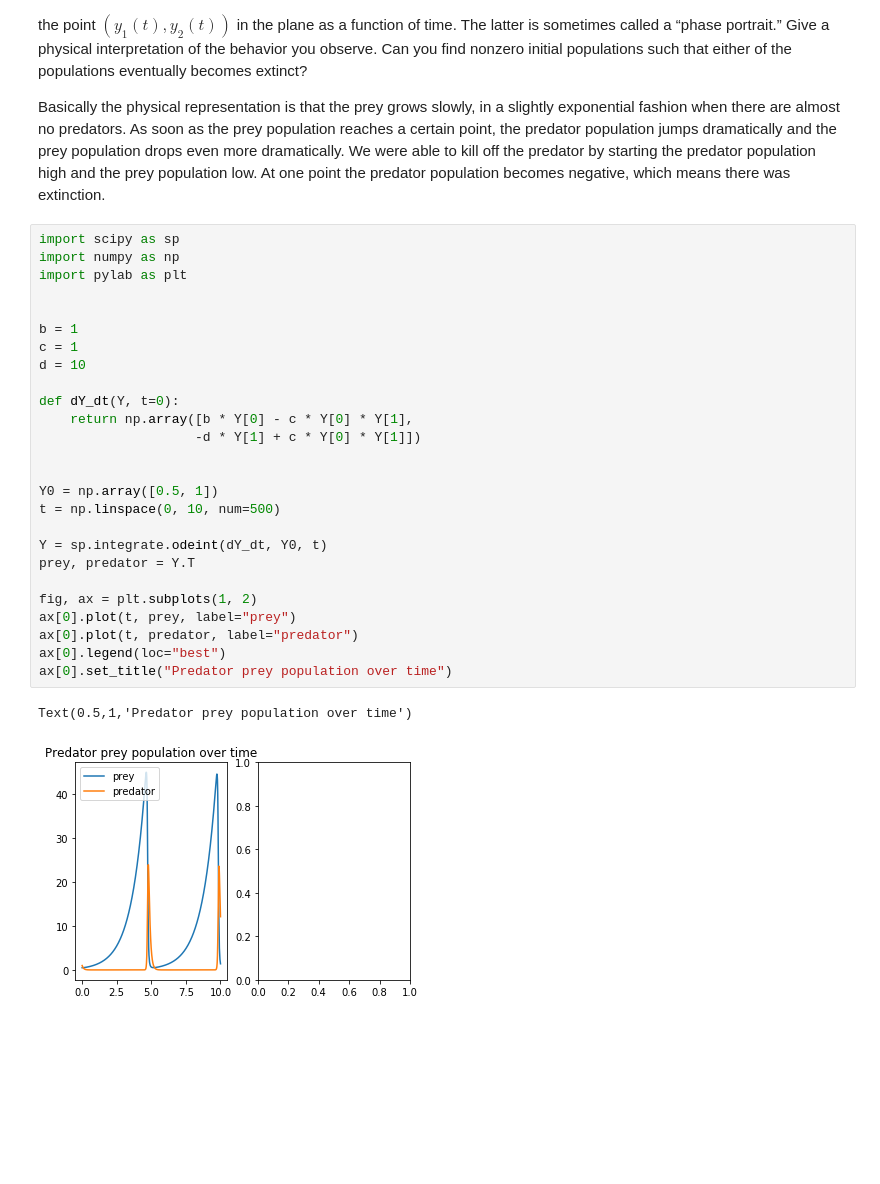
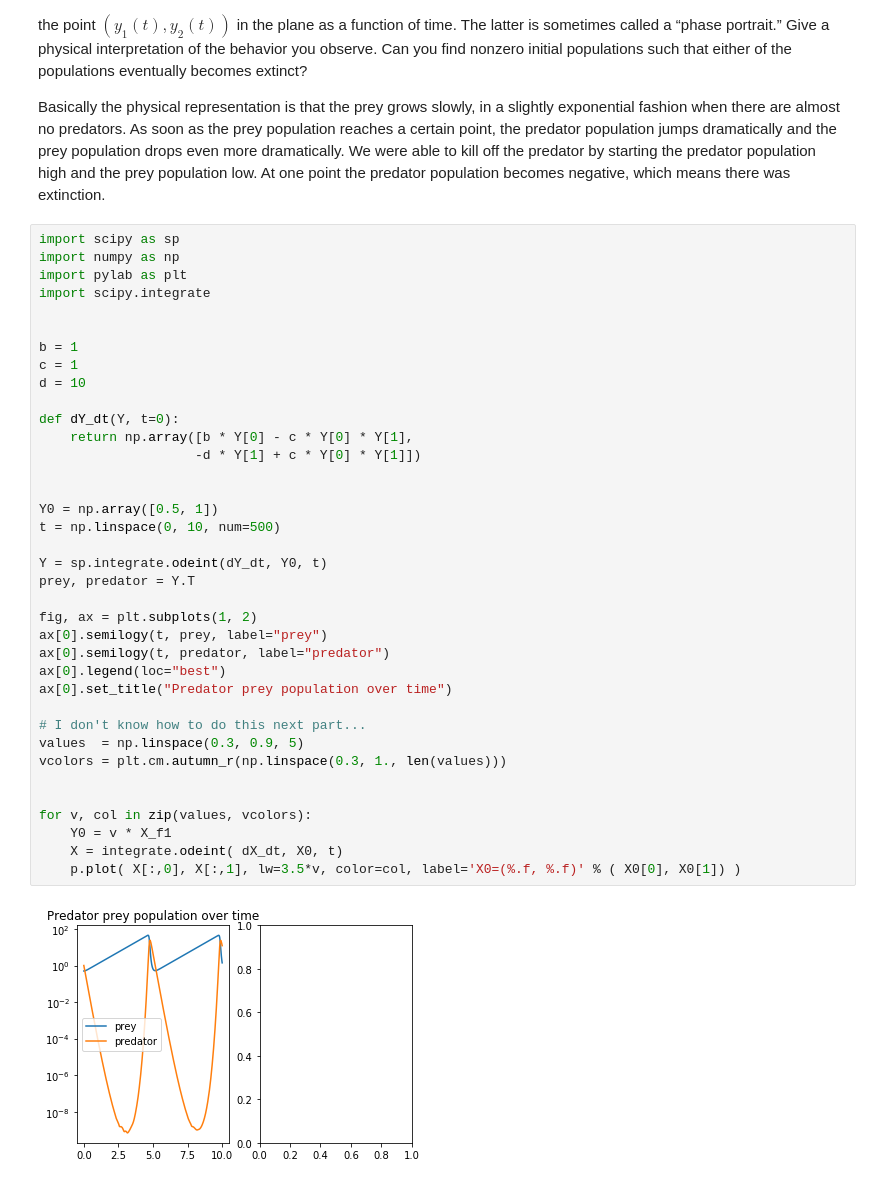
Before and after one commit to malcolmwhat/ecse443, a Jupyter notebook: project/final_project.ipynb, the cells around one changed output. Saved outputs shown, nothing was run; the diff lists cells and outputs as text; blank space fills up the shorter version.

```diff
--- a/project/final_project.ipynb
+++ b/project/final_project.ipynb
@@ -881,29 +881,39 @@ Basically the physical representation is that the prey grows slowly, in a slight
 # %%
 import scipy as sp
 import numpy as np
 import pylab as plt
+import scipy.integrate
 
 
 b = 1
 c = 1
 d = 10
 
 def dY_dt(Y, t=0):
     return np.array([b * Y[0] - c * Y[0] * Y[1],
                     -d * Y[1] + c * Y[0] * Y[1]])
 
 
 Y0 = np.array([0.5, 1])
 t = np.linspace(0, 10, num=500)
 
 Y = sp.integrate.odeint(dY_dt, Y0, t)
 prey, predator = Y.T
 
 fig, ax = plt.subplots(1, 2)
-ax[0].plot(t, prey, label="prey")
-ax[0].plot(t, predator, label="predator")
+ax[0].semilogy(t, prey, label="prey")
+ax[0].semilogy(t, predator, label="predator")
 ax[0].legend(loc="best")
 ax[0].set_title("Predator prey population over time")
+
+# I don't know how to do this next part...
+values  = np.linspace(0.3, 0.9, 5)
+vcolors = plt.cm.autumn_r(np.linspace(0.3, 1., len(values)))
+
+
+for v, col in zip(values, vcolors):
+    Y0 = v * X_f1
+    X = integrate.odeint( dX_dt, X0, t)
+    p.plot( X[:,0], X[:,1], lw=3.5*v, color=col, label='X0=(%.f, %.f)' % ( X0[0], X0[1]) )
 # %% [output]
-Text(0.5,1,'Predator prey population over time')
-[figure, old version]
+[figure, new version]
```
Also changed, not shown: parts of 10 cells of this notebook.
